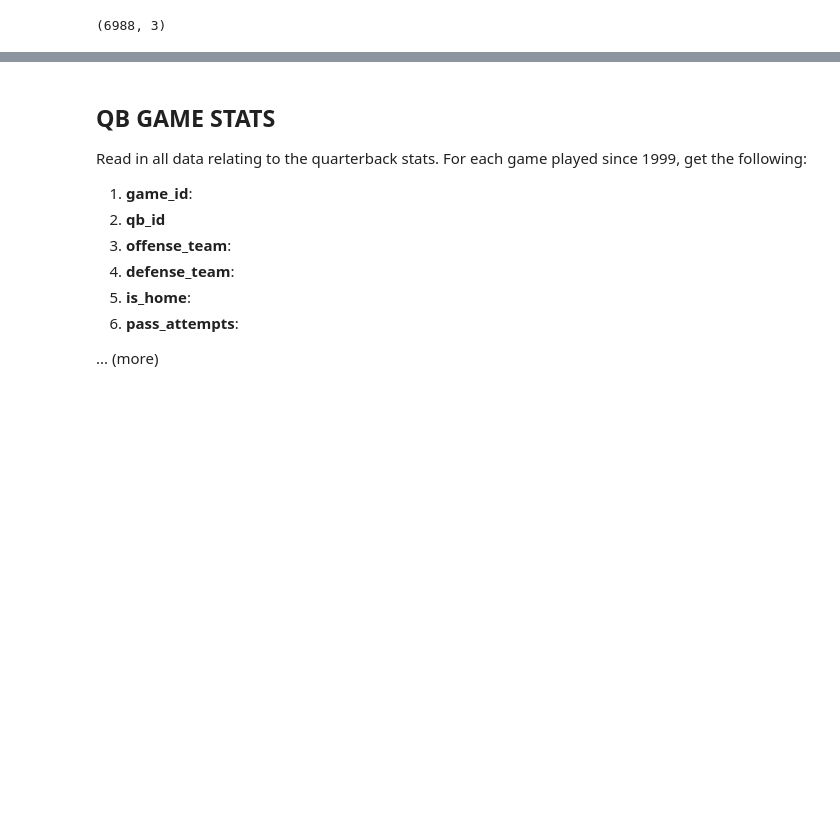
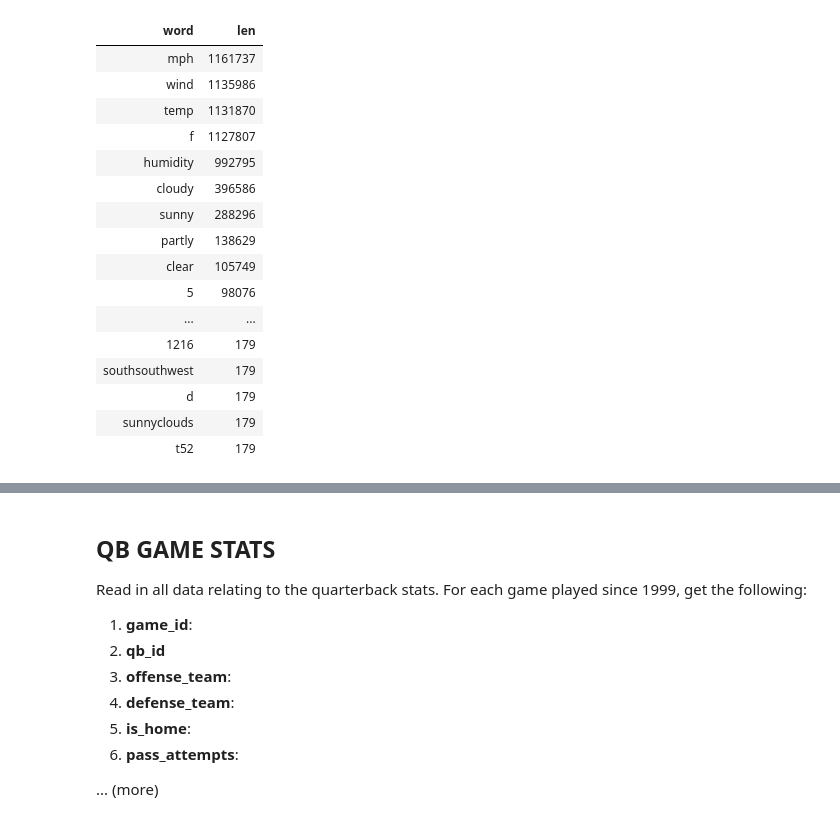
Before and after one commit to jbailey7/ChicagoPassing, a Jupyter notebook: data/data.ipynb, the cells around one changed output, grey strips where cells are left out. Drawn from its saved outputs; the diff is of its cells as text; code cells hidden in the pictures; blank space fills up the shorter version.

Commit message:
Cleaning up data and README

```diff
--- a/data/data.ipynb
+++ b/data/data.ipynb
@@ -77,3 +100,53 @@ weather_data.shape
 # %%
 raw_pbp_data = nfl.load_pbp(range(1999, 2025))
+# %%
+# check weather words to find all precipitation-related words
+weather_words = (
+    raw_pbp_data
+    .select(pl.col("weather"))
+    .drop_nulls()
+    .with_columns(
+        pl.col("weather")
+        .cast(pl.Utf8)
+        .str.to_lowercase()
+        .str.replace_all(r"[^\w\s]", "")
+        .str.split(" ")
+        .alias("word")
+    )
+    .explode("word")
+    .filter(pl.col("word") != "")
+)
+
+word_counts = (
+    weather_words
+    .group_by("word")
+    .len()
+    .sort("len", descending=True)
+)
+# %%
+# View scrollable output
+from IPython.display import display, HTML
+
+df_pd = word_counts.to_pandas()
+
+html = df_pd.to_html(index=False)
+display(HTML(f"<div style='height:600px; overflow:auto; border:1px solid #ddd'>{html}</div>"))
+# %% [output]
+| word | len |
+| mph | 1161737 |
+| wind | 1135986 |
+| temp | 1131870 |
+| f | 1127807 |
+| humidity | 992795 |
+| cloudy | 396586 |
+| sunny | 288296 |
+| partly | 138629 |
+| clear | 105749 |
+| 5 | 98076 |
+| ... | ... |
+| 1216 | 179 |
+| southsouthwest | 179 |
+| d | 179 |
+| sunnyclouds | 179 |
+| t52 | 179 |
 # %%
@@ -90,10 +167,6 @@ precip_data = (
         .alias("precip")
     )
 )
-# %%
-precip_data.shape
-# %% [output]
-(6988, 3)
 # %%
 weather_data.shape
 # %% [output]
```
Also changed, not shown: parts of 35 cells of this notebook, 2 other files.
